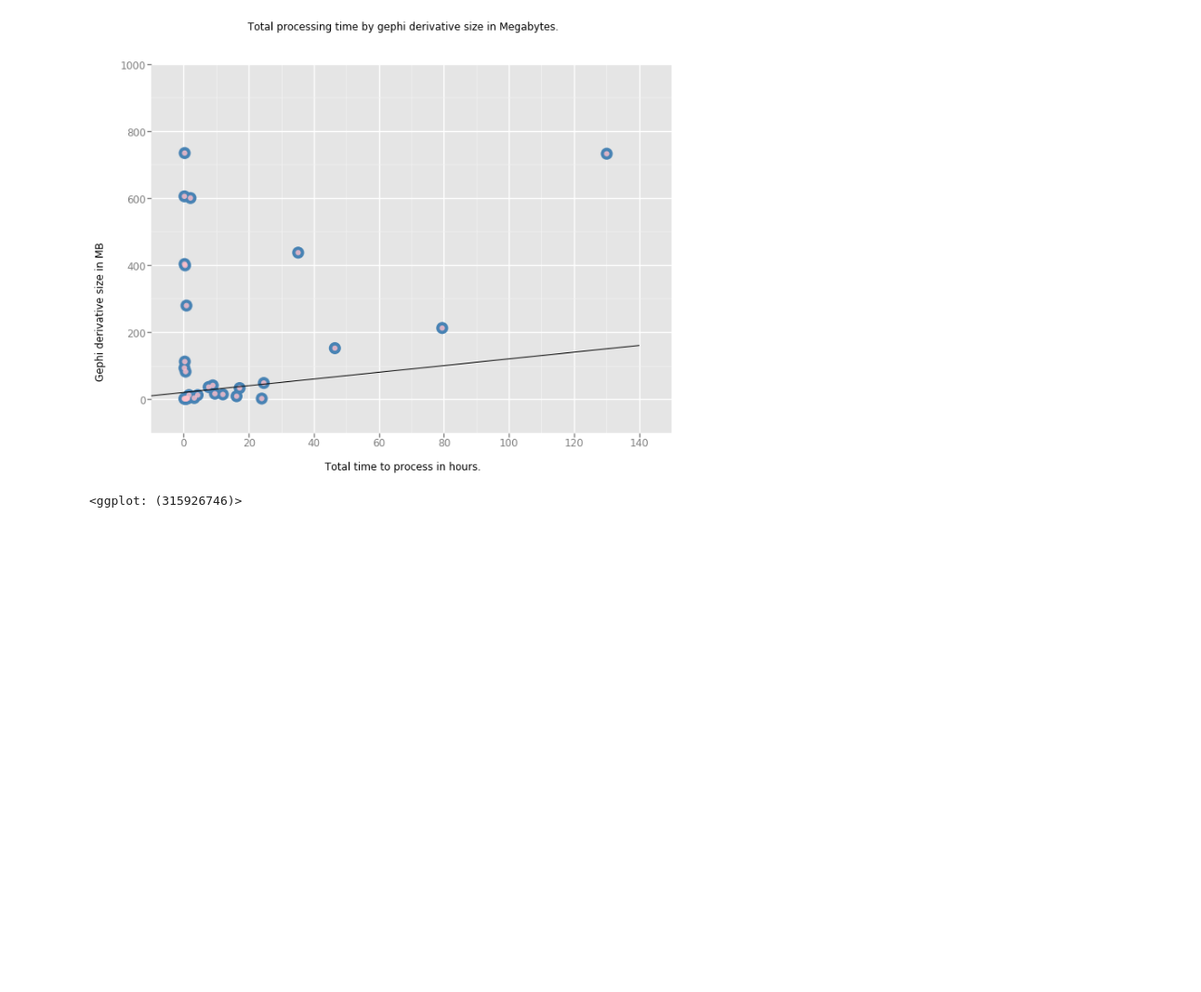
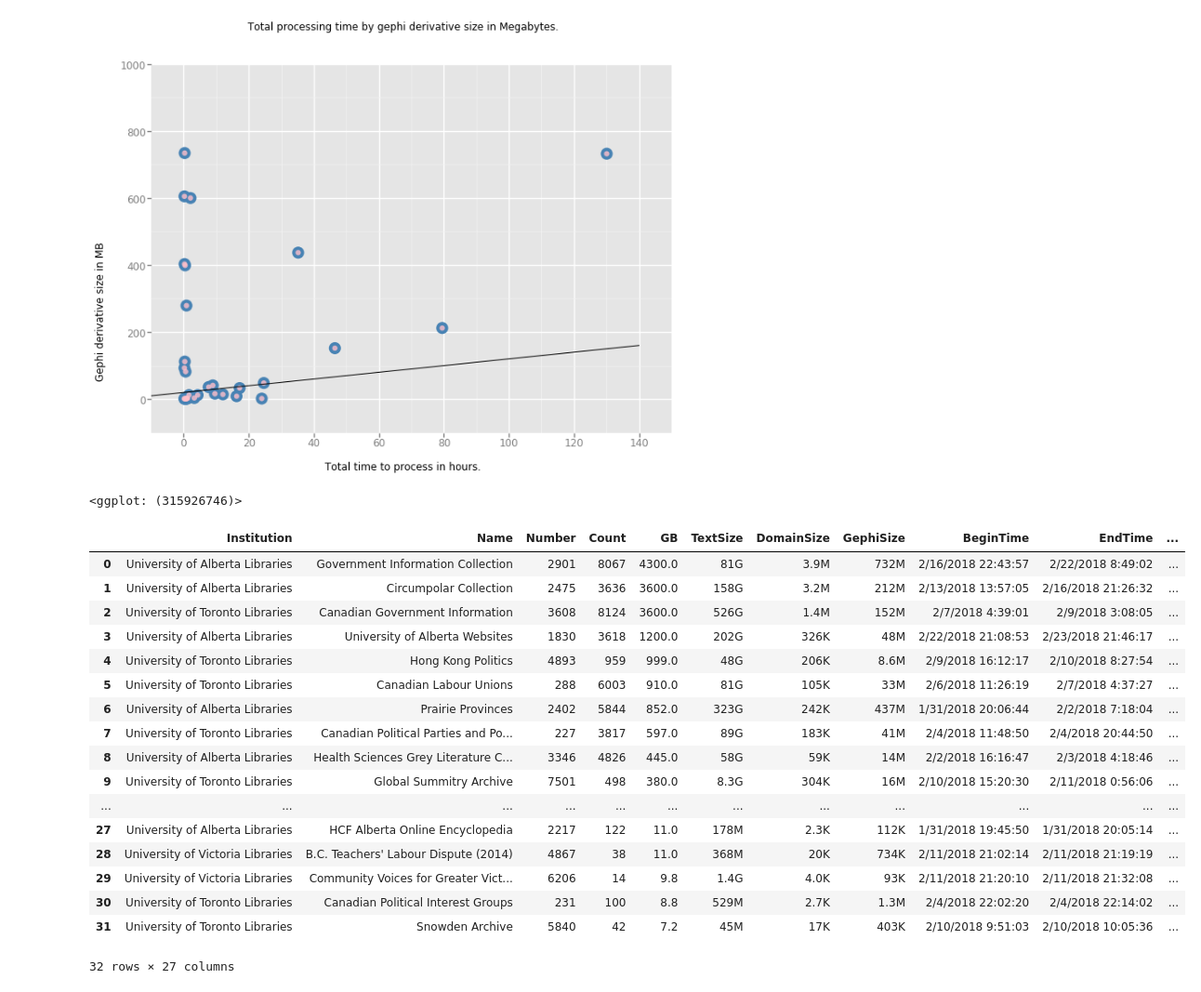
Before and after one commit to greebie/scatterdemo, a Jupyter notebook: Scatterplot Examples.ipynb, the cells around one changed output. Shown: that part at 93% size. Drawn from its saved outputs; the diff is of its cells as text; code cells hidden in the pictures; blank space fills up the shorter version.

```diff
--- a/Scatterplot Examples.ipynb
+++ b/Scatterplot Examples.ipynb
@@ -120,3 +131,24 @@ ggplot(susData, aes(TOTALTIMEHOURS, GEPHISIZE)) +\
 # %% [output]
 [figure]
 <ggplot: (315926746)>
+# %%
+susData
+# %% [output]
+|  | Institution | Name | Number | Count | GB | TextSize | DomainSize | GephiSize | BeginTime | EndTime | ... |
+| 0 | University of Alberta Libraries | Government Information Collection | 2901 | 8067 | 4300.0 | 81G | 3.9M | 732M | 2/16/2018 22:43:57 | 2/22/2018 8:49:02 | ... |
+| 1 | University of Alberta Libraries | Circumpolar Collection | 2475 | 3636 | 3600.0 | 158G | 3.2M | 212M | 2/13/2018 13:57:05 | 2/16/2018 21:26:32 | ... |
+| 2 | University of Toronto Libraries | Canadian Government Information | 3608 | 8124 | 3600.0 | 526G | 1.4M | 152M | 2/7/2018 4:39:01 | 2/9/2018 3:08:05 | ... |
+| 3 | University of Alberta Libraries | University of Alberta Websites | 1830 | 3618 | 1200.0 | 202G | 326K | 48M | 2/22/2018 21:08:53 | 2/23/2018 21:46:17 | ... |
+| 4 | University of Toronto Libraries | Hong Kong Politics | 4893 | 959 | 999.0 | 48G | 206K | 8.6M | 2/9/2018 16:12:17 | 2/10/2018 8:27:54 | ... |
+| 5 | University of Toronto Libraries | Canadian Labour Unions | 288 | 6003 | 910.0 | 81G | 105K | 33M | 2/6/2018 11:26:19 | 2/7/2018 4:37:27 | ... |
+| 6 | University of Alberta Libraries | Prairie Provinces | 2402 | 5844 | 852.0 | 323G | 242K | 437M | 1/31/2018 20:06:44 | 2/2/2018 7:18:04 | ... |
+| 7 | University of Toronto Libraries | Canadian Political Parties and Po... | 227 | 3817 | 597.0 | 89G | 183K | 41M | 2/4/2018 11:48:50 | 2/4/2018 20:44:50 | ... |
+| 8 | University of Alberta Libraries | Health Sciences Grey Literature C... | 3346 | 4826 | 445.0 | 58G | 59K | 14M | 2/2/2018 16:16:47 | 2/3/2018 4:18:46 | ... |
+| 9 | University of Toronto Libraries | Global Summitry Archive | 7501 | 498 | 380.0 | 8.3G | 304K | 16M | 2/10/2018 15:20:30 | 2/11/2018 0:56:06 | ... |
+| ... | ... | ... | ... | ... | ... | ... | ... | ... | ... | ... | ... |
+| 27 | University of Alberta Libraries | HCF Alberta Online Encyclopedia | 2217 | 122 | 11.0 | 178M | 2.3K | 112K | 1/31/2018 19:45:50 | 1/31/2018 20:05:14 | ... |
+| 28 | University of Victoria Libraries | B.C. Teachers' Labour Dispute (2014) | 4867 | 38 | 11.0 | 368M | 20K | 734K | 2/11/2018 21:02:14 | 2/11/2018 21:19:19 | ... |
+| 29 | University of Victoria Libraries | Community Voices for Greater Vict... | 6206 | 14 | 9.8 | 1.4G | 4.0K | 93K | 2/11/2018 21:20:10 | 2/11/2018 21:32:08 | ... |
+| 30 | University of Toronto Libraries | Canadian Political Interest Groups | 231 | 100 | 8.8 | 529M | 2.7K | 1.3M | 2/4/2018 22:02:20 | 2/4/2018 22:14:02 | ... |
+| 31 | University of Toronto Libraries | Snowden Archive | 5840 | 42 | 7.2 | 45M | 17K | 403K | 2/10/2018 9:51:03 | 2/10/2018 10:05:36 | ... |
+32 rows × 27 columns
```
Also changed, not shown: parts of 6 cells of this notebook.
